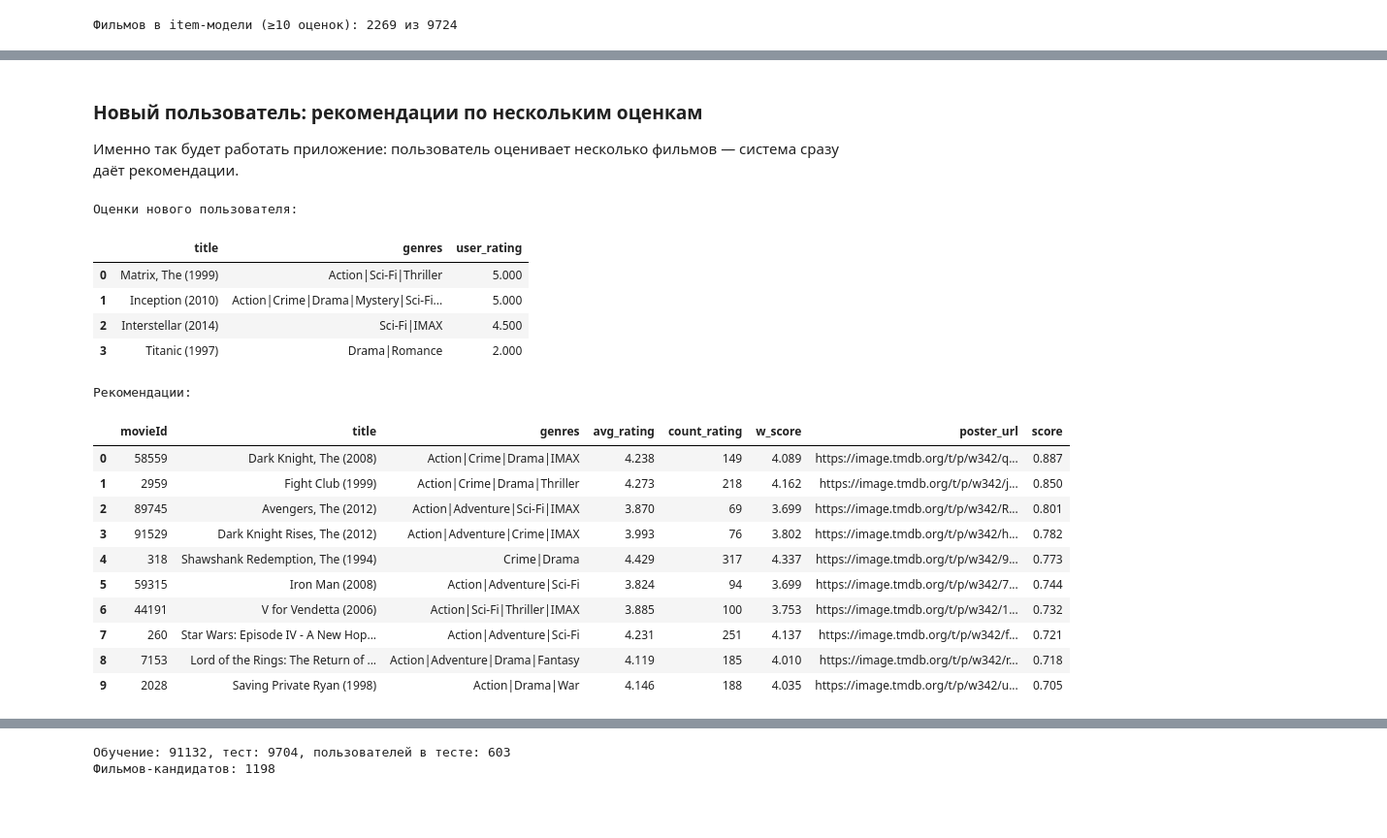
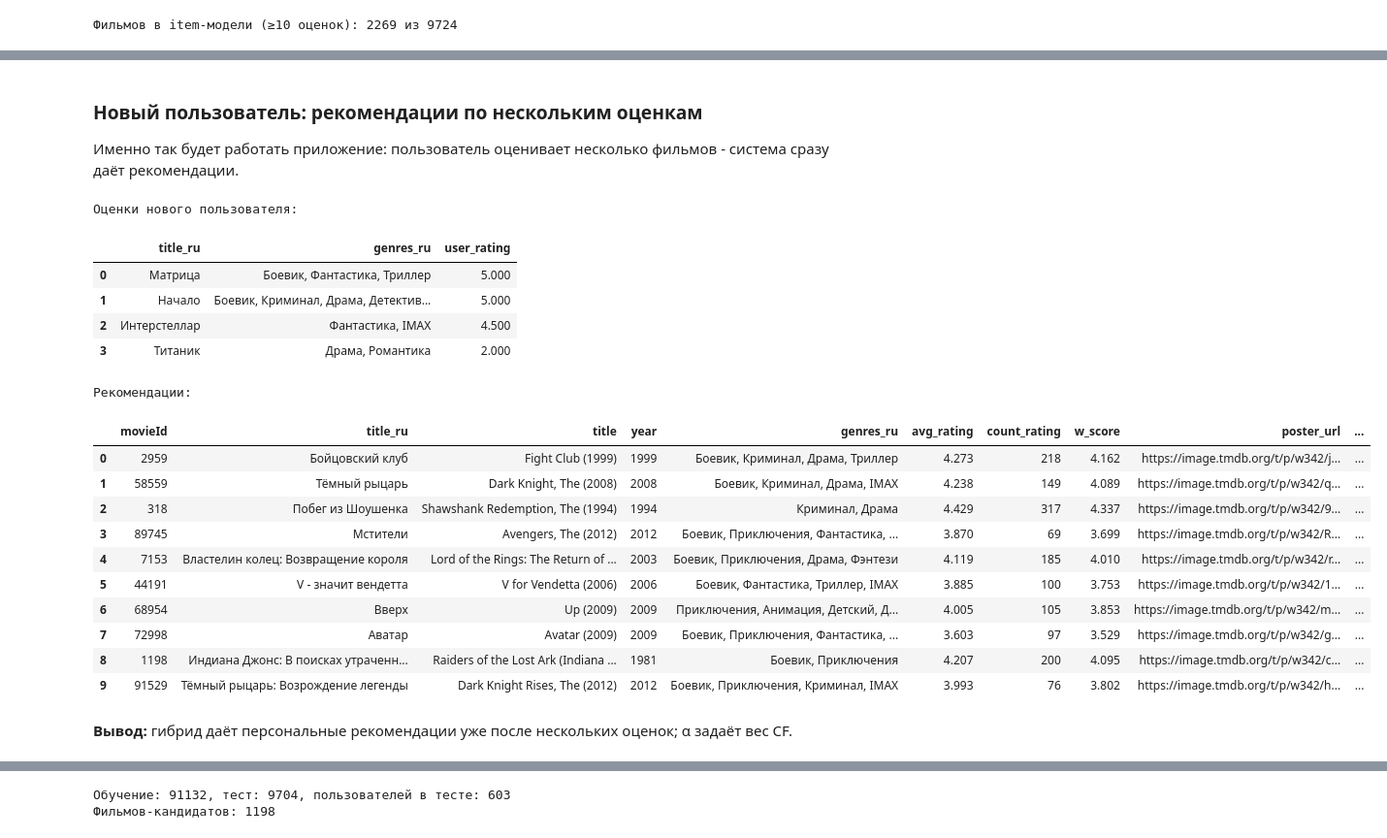
Before and after one commit to Arkturiuso/OPBD_object_area_description, a Jupyter notebook: film_project/film-recommendation-system.ipynb, the cells around one changed output, grey strips where cells are left out. Shown at 97% size. Saved outputs shown, nothing was run; the diff lists cells and outputs as text; code cells hidden in the pictures; blank space fills up the shorter version.

```diff
--- a/film_project/film-recommendation-system.ipynb
+++ b/film_project/film-recommendation-system.ipynb
@@ -210,12 +242,17 @@ m (порог доверия) = 27,  C (средний рейтинг) = 3.262
 | max | 193609.000 | 5.000 | 329.000 | 4.337 |
 # %%
 def popular_movies(n=10, genre=None, min_votes=0):
-    """Топ-N популярных фильмов по взвешенному рейтингу (можно по жанру)."""
+    """Топ-N по взвешенному рейтингу; genre - английский ключ, например 'Comedy'."""
+    # Убираем фильмы с малым числом оценок
     d = catalog[catalog.count_rating > min_votes]
+    # Фильтр по жанру
     if genre:
         d = d[d.genres.str.split("|").apply(lambda g: genre in g)]
-    cols = ["movieId", "title", "genres", "avg_rating", "count_rating", "w_score", "poster_url"]
+    cols = ["movieId", "title_ru", "title", "year", "genres_ru",
+            "avg_rating", "count_rating", "w_score", "poster_url"]
+    # Сортируем по w_score и берём top-n
     return d.sort_values("w_score", ascending=False).head(n)[cols].reset_index(drop=True)
+
 
 top10 = popular_movies(10)
 top10
@@ -513,12 +582,29 @@ similar_movies_cf("Fight Club")
 def decade_token(year):
     return f"decade{int(year) // 10 * 10}" if pd.notna(year) else ""
 
-content_text = (catalog.genres.str.replace("-", "").str.replace("|", " ", regex=False).str.lower()
-                + " " + catalog.year.apply(decade_token))
-tfidf = TfidfVectorizer(token_pattern=r"[a-z0-9]+")
+
+# Склеиваем описание, жанры (3 раза) и десятилетие
+genres_text = (catalog.genres.fillna("")
+               .str.replace("-", "", regex=False)
+               .str.replace("|", " ", regex=False)
+               .str.lower())
+overview_text = catalog.overview.fillna("")
+content_text = overview_text + " " + (genres_text + " ") * 3 + catalog.year.apply(decade_token)
+
+# TF-IDF по получившемуся тексту
+tfidf = TfidfVectorizer(
+    token_pattern=r"(?u)\b\w\w+\b",  # слова из латиницы/кириллицы
+    lowercase=True,
+    stop_words="english",
+    ngram_range=(1, 2),
+    min_df=2,
+    sublinear_tf=True,
+)
 X_content = tfidf.fit_transform(content_text)
-print("Матрица признаков:", X_content.shape, "| признаки:", list(tfidf.get_feature_names_out())[:12], "...")
+print("Матрица признаков:", X_content.shape)
+print("Примеры признаков:", list(tfidf.get_feature_names_out())[:12], "...")
 
+# Косинус между векторами
 knn_content = NearestNeighbors(metric="cosine", algorithm="brute").fit(X_content)
 cat_pos = {int(mid): i for i, mid in enumerate(catalog.index)}
 # %% [output]
@@ -638,36 +775,40 @@ recommend_hybrid(414)
 # %% [markdown]
 ### Новый пользователь: рекомендации по нескольким оценкам
-Именно так будет работать приложение: пользователь оценивает несколько фильмов — система сразу даёт рекомендации.
+Именно так будет работать приложение: пользователь оценивает несколько фильмов - система сразу даёт рекомендации.
 # %%
 new_user = {
-    find_movie("Matrix, The"): 5,
-    find_movie("Inception"): 5,
-    find_movie("Interstellar"): 4.5,
+    find_movie("Matrix, The (1999)"): 5,
+    find_movie("Inception (2010)"): 5,
+    find_movie("Interstellar (2014)"): 4.5,
     find_movie("Titanic (1997)"): 2,
 }
 print("Оценки нового пользователя:")
-display(show(list(new_user), {"user_rating": list(new_user.values())})[["title", "genres", "user_rating"]])
+display(show(list(new_user), {"user_rating": list(new_user.values())})[
+    ["title_ru", "genres_ru", "user_rating"]
+])
 print("Рекомендации:")
 recommend_hybrid_for_ratings(new_user)
 # %% [output]
 Оценки нового пользователя:
-|  | title | genres | user_rating |
-| 0 | Matrix, The (1999) | Action|Sci-Fi|Thriller | 5.000 |
-| 1 | Inception (2010) | Action|Crime|Drama|Mystery|Sci-Fi... | 5.000 |
-| 2 | Interstellar (2014) | Sci-Fi|IMAX | 4.500 |
-| 3 | Titanic (1997) | Drama|Romance | 2.000 |
+|  | title_ru | genres_ru | user_rating |
+| 0 | Матрица | Боевик, Фантастика, Триллер | 5.000 |
+| 1 | Начало | Боевик, Криминал, Драма, Детектив... | 5.000 |
+| 2 | Интерстеллар | Фантастика, IMAX | 4.500 |
+| 3 | Титаник | Драма, Романтика | 2.000 |
 Рекомендации:
-|  | movieId | title | genres | avg_rating | count_rating | w_score | poster_url | score |
-| 0 | 58559 | Dark Knight, The (2008) | Action|Crime|Drama|IMAX | 4.238 | 149 | 4.089 | https://image.tmdb.org/t/p/w342/q... | 0.887 |
-| 1 | 2959 | Fight Club (1999) | Action|Crime|Drama|Thriller | 4.273 | 218 | 4.162 | https://image.tmdb.org/t/p/w342/j... | 0.850 |
-| 2 | 89745 | Avengers, The (2012) | Action|Adventure|Sci-Fi|IMAX | 3.870 | 69 | 3.699 | https://image.tmdb.org/t/p/w342/R... | 0.801 |
-| 3 | 91529 | Dark Knight Rises, The (2012) | Action|Adventure|Crime|IMAX | 3.993 | 76 | 3.802 | https://image.tmdb.org/t/p/w342/h... | 0.782 |
-| 4 | 318 | Shawshank Redemption, The (1994) | Crime|Drama | 4.429 | 317 | 4.337 | https://image.tmdb.org/t/p/w342/9... | 0.773 |
-| 5 | 59315 | Iron Man (2008) | Action|Adventure|Sci-Fi | 3.824 | 94 | 3.699 | https://image.tmdb.org/t/p/w342/7... | 0.744 |
-| 6 | 44191 | V for Vendetta (2006) | Action|Sci-Fi|Thriller|IMAX | 3.885 | 100 | 3.753 | https://image.tmdb.org/t/p/w342/1... | 0.732 |
-| 7 | 260 | Star Wars: Episode IV - A New Hop... | Action|Adventure|Sci-Fi | 4.231 | 251 | 4.137 | https://image.tmdb.org/t/p/w342/f... | 0.721 |
-| 8 | 7153 | Lord of the Rings: The Return of ... | Action|Adventure|Drama|Fantasy | 4.119 | 185 | 4.010 | https://image.tmdb.org/t/p/w342/r... | 0.718 |
-| 9 | 2028 | Saving Private Ryan (1998) | Action|Drama|War | 4.146 | 188 | 4.035 | https://image.tmdb.org/t/p/w342/u... | 0.705 |
+|  | movieId | title_ru | title | year | genres_ru | avg_rating | count_rating | w_score | poster_url | ... |
+| 0 | 2959 | Бойцовский клуб | Fight Club (1999) | 1999 | Боевик, Криминал, Драма, Триллер | 4.273 | 218 | 4.162 | https://image.tmdb.org/t/p/w342/j... | ... |
+| 1 | 58559 | Тёмный рыцарь | Dark Knight, The (2008) | 2008 | Боевик, Криминал, Драма, IMAX | 4.238 | 149 | 4.089 | https://image.tmdb.org/t/p/w342/q... | ... |
+| 2 | 318 | Побег из Шоушенка | Shawshank Redemption, The (1994) | 1994 | Криминал, Драма | 4.429 | 317 | 4.337 | https://image.tmdb.org/t/p/w342/9... | ... |
+| 3 | 89745 | Мстители | Avengers, The (2012) | 2012 | Боевик, Приключения, Фантастика, ... | 3.870 | 69 | 3.699 | https://image.tmdb.org/t/p/w342/R... | ... |
+| 4 | 7153 | Властелин колец: Возвращение короля | Lord of the Rings: The Return of ... | 2003 | Боевик, Приключения, Драма, Фэнтези | 4.119 | 185 | 4.010 | https://image.tmdb.org/t/p/w342/r... | ... |
+| 5 | 44191 | V - значит вендетта | V for Vendetta (2006) | 2006 | Боевик, Фантастика, Триллер, IMAX | 3.885 | 100 | 3.753 | https://image.tmdb.org/t/p/w342/1... | ... |
+| 6 | 68954 | Вверх | Up (2009) | 2009 | Приключения, Анимация, Детский, Д... | 4.005 | 105 | 3.853 | https://image.tmdb.org/t/p/w342/m... | ... |
+| 7 | 72998 | Аватар | Avatar (2009) | 2009 | Боевик, Приключения, Фантастика, ... | 3.603 | 97 | 3.529 | https://image.tmdb.org/t/p/w342/g... | ... |
+| 8 | 1198 | Индиана Джонс: В поисках утраченн... | Raiders of the Lost Ark (Indiana ... | 1981 | Боевик, Приключения | 4.207 | 200 | 4.095 | https://image.tmdb.org/t/p/w342/c... | ... |
+| 9 | 91529 | Тёмный рыцарь: Возрождение легенды | Dark Knight Rises, The (2012) | 2012 | Боевик, Приключения, Криминал, IMAX | 3.993 | 76 | 3.802 | https://image.tmdb.org/t/p/w342/h... | ... |
+# %% [markdown]
+**Вывод:** гибрид даёт персональные рекомендации уже после нескольких оценок; α задаёт вес CF.
 # %% [markdown]
 ## 10. Оценка качества
 
```
Also changed, not shown: parts of 48 cells of this notebook, 10 other files.
